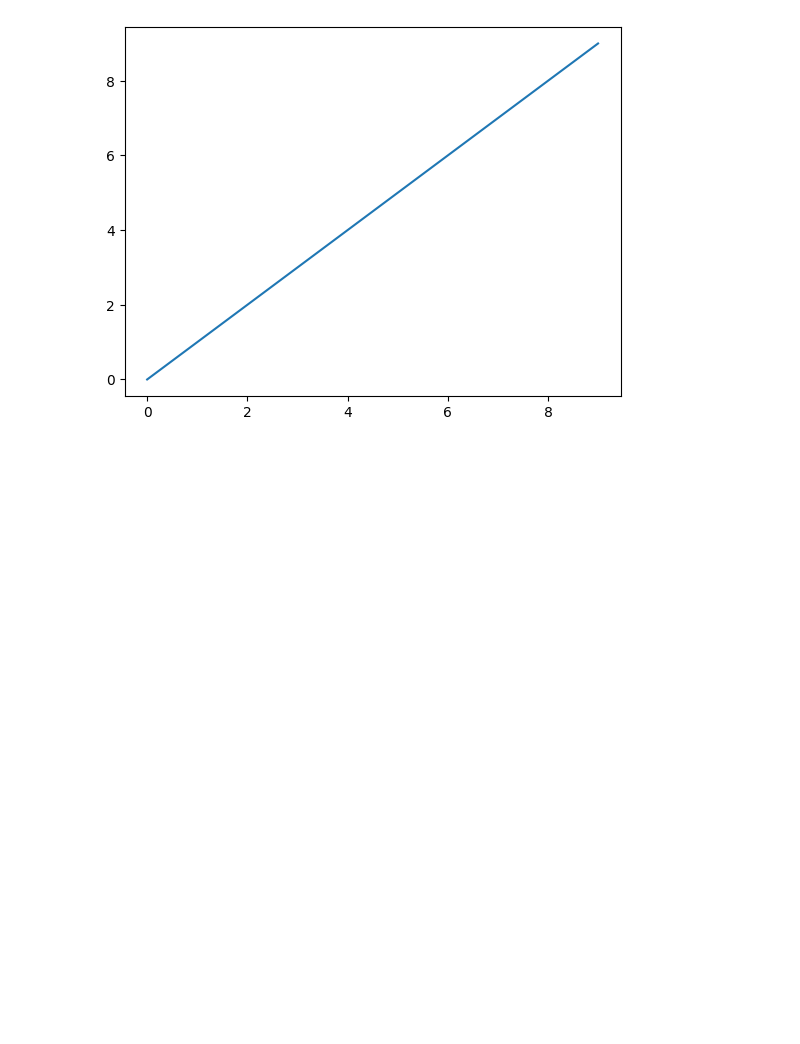
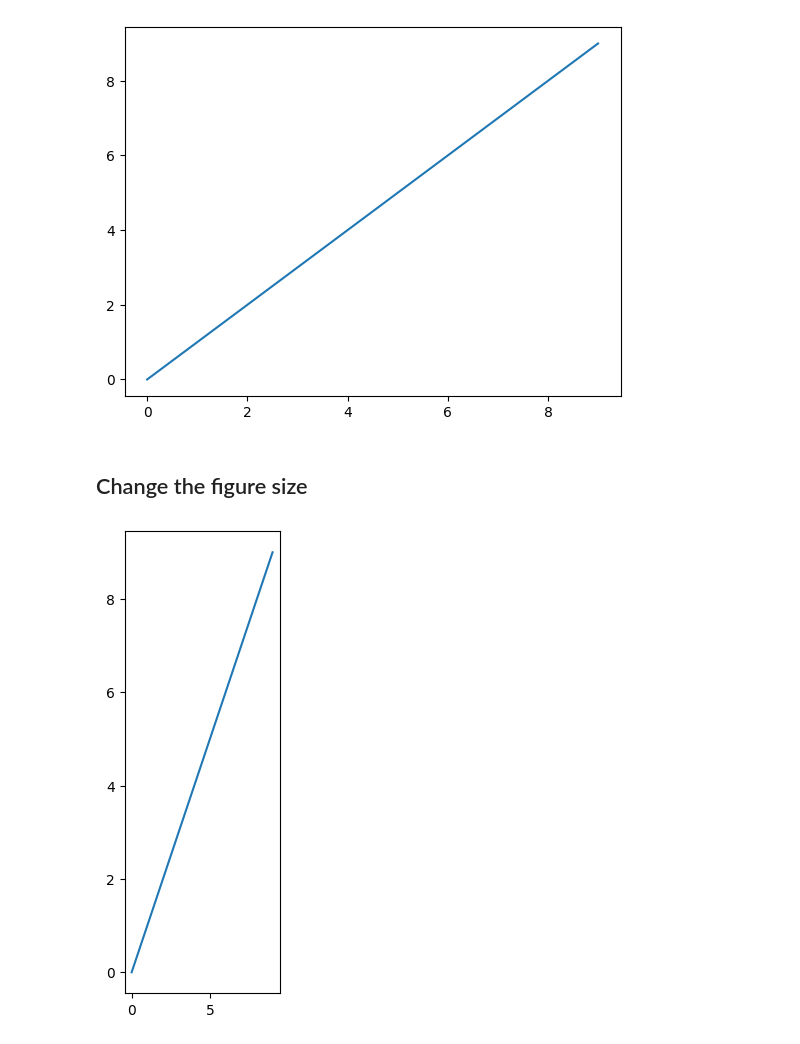
Before and after one commit to romz-pl/Jupyter-Python, a Jupyter notebook: 04-matplotlib/matplotlib.ipynb, the cells around one changed output. Cells and saved outputs as stored; diff of their text form; code cells hidden in the pictures; blank space fills up the shorter version.

Commit message:
Add three examples of figure creation

```diff
--- a/04-matplotlib/matplotlib.ipynb
+++ b/04-matplotlib/matplotlib.ipynb
@@ -14,3 +14,12 @@ plt.plot(range(10))
 plt.show()
 # %% [output]
 [figure]
+# %% [markdown]
+## Change the figure size
+# %%
+fig = plt.figure(figsize=(2,6))
+ax = plt.subplot()
+ax.plot(range(10))
+plt.show()
+# %% [output]
+[figure, added]
```
Also changed, not shown: parts of 4 cells of this notebook.
